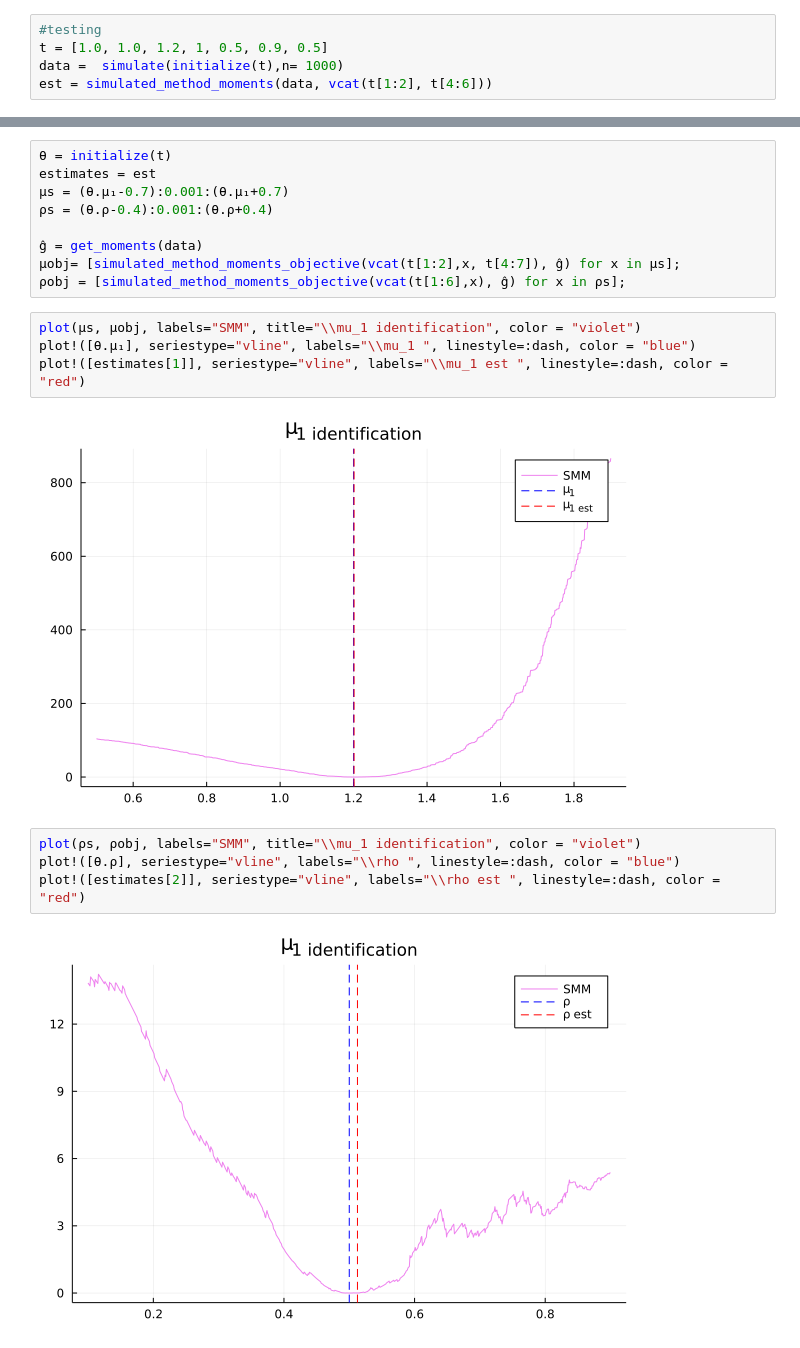
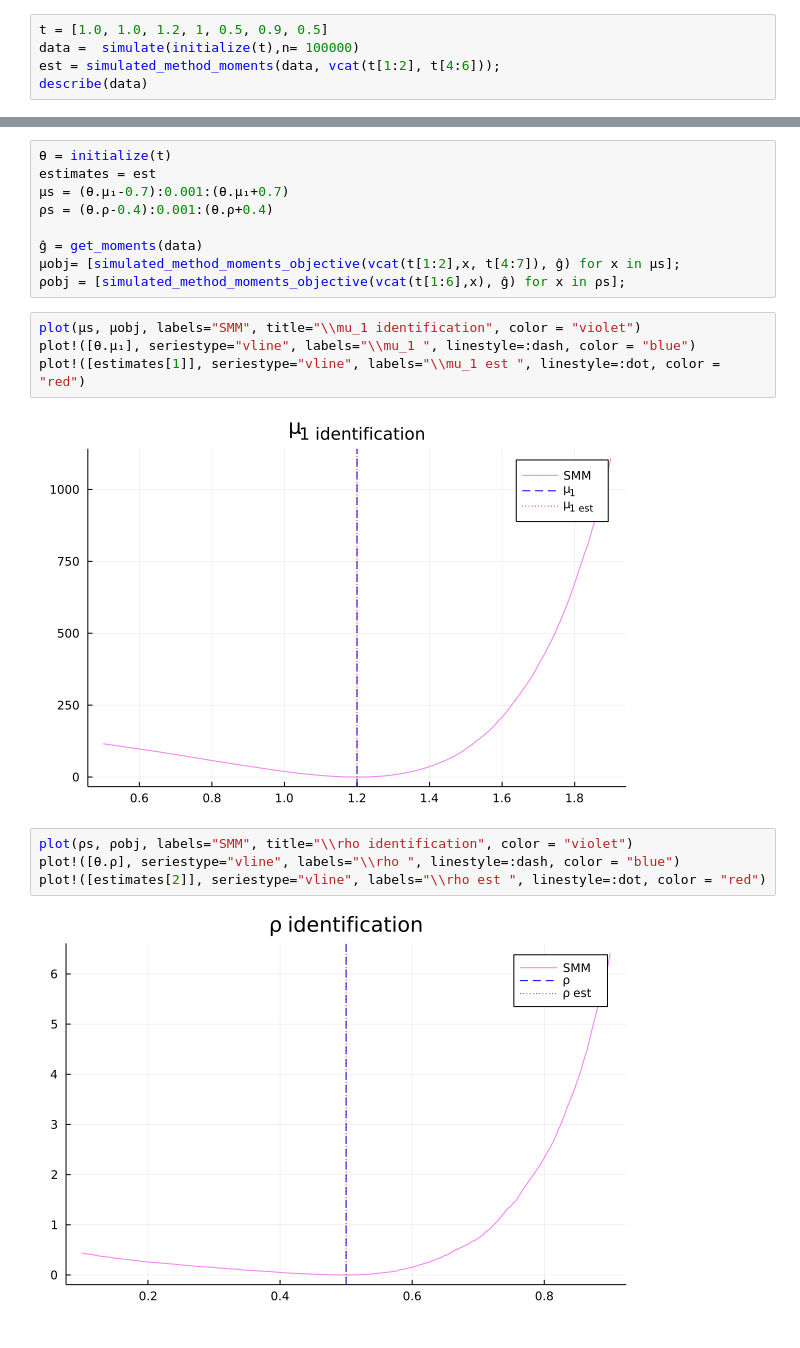
Before and after one commit to gisslab/applied_metrics_22, a Jupyter notebook: PS4/nb_ps4.ipynb, the cells around one changed output, grey strips where cells are left out. Saved outputs shown, nothing was run; the diff lists cells and outputs as text.

```diff
--- a/PS4/nb_ps4.ipynb
+++ b/PS4/nb_ps4.ipynb
@@ -73,8 +73,8 @@ estimates = simulated_method_moments(data, vcat(θ_vector[1:2], θ_vector[4:6]))
   1.0009729072980804
  -0.5442478136576303
 # %%
-#testing
 t = [1.0, 1.0, 1.2, 1, 0.5, 0.9, 0.5]
-data =  simulate(initialize(t),n= 1000)
-est = simulated_method_moments(data, vcat(t[1:2], t[4:6]))
+data =  simulate(initialize(t),n= 100000)
+est = simulated_method_moments(data, vcat(t[1:2], t[4:6]));
+describe(data)
 # %% [output]
@@ -99,12 +112,12 @@ ĝ = get_moments(data)
 # %%
 plot(μs, μobj, labels="SMM", title="\\mu_1 identification", color = "violet")
 plot!([θ.μ₁], seriestype="vline", labels="\\mu_1 ", linestyle=:dash, color = "blue")
-plot!([estimates[1]], seriestype="vline", labels="\\mu_1 est ", linestyle=:dash, color = "red")
+plot!([estimates[1]], seriestype="vline", labels="\\mu_1 est ", linestyle=:dot, color = "red")
 # %% [output]
-[figure, old version]
+[figure, new version]
 # %%
-plot(ρs, ρobj, labels="SMM", title="\\mu_1 identification", color = "violet")
+plot(ρs, ρobj, labels="SMM", title="\\rho identification", color = "violet")
 plot!([θ.ρ], seriestype="vline", labels="\\rho ", linestyle=:dash, color = "blue")
-plot!([estimates[2]], seriestype="vline", labels="\\rho est ", linestyle=:dash, color = "red")
+plot!([estimates[2]], seriestype="vline", labels="\\rho est ", linestyle=:dot, color = "red")
 # %% [output]
-[figure, old version]
+[figure, new version]
```
Also changed, not shown: parts of 11 cells of this notebook, 1 other file.
